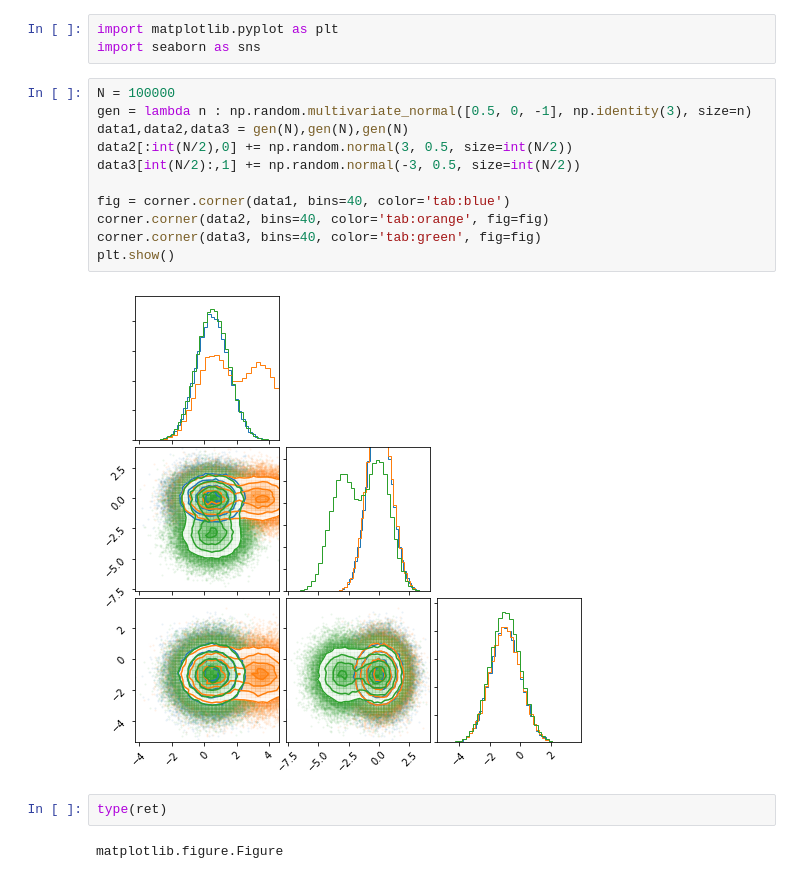
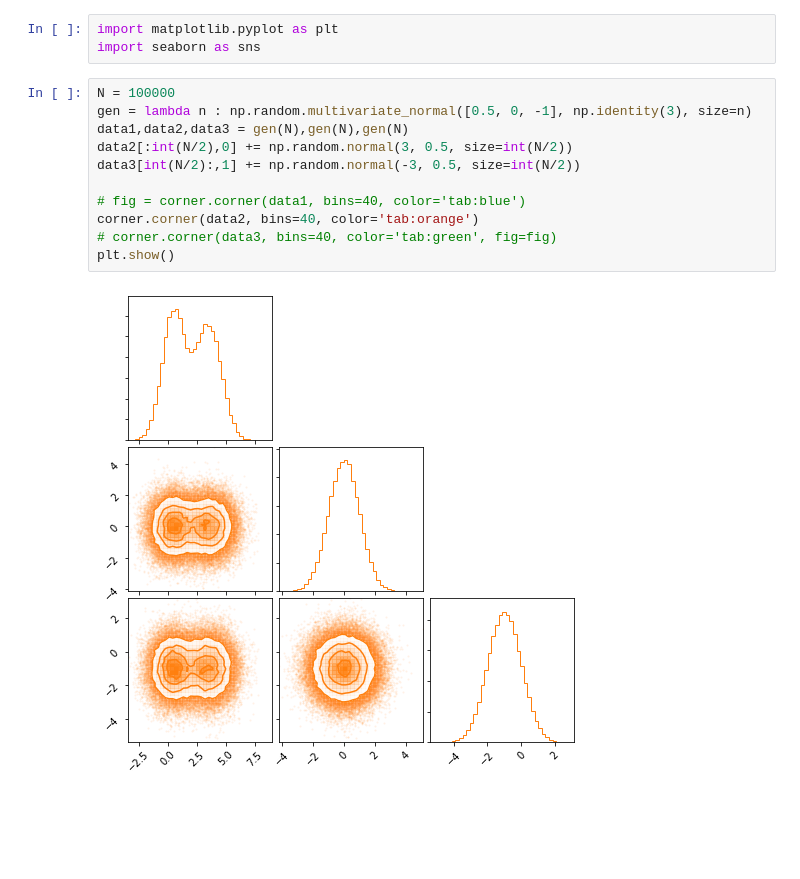
Before and after one commit to luclepot/SPS_ml_tutorial, a Jupyter notebook: day_1.ipynb, the cells around one changed output. Saved outputs shown, nothing was run; the diff lists cells and outputs as text; blank space fills up the shorter version.

```diff
--- a/day_1.ipynb
+++ b/day_1.ipynb
@@ -92,17 +102,13 @@ import seaborn as sns
 # %%
 N = 100000
 gen = lambda n : np.random.multivariate_normal([0.5, 0, -1], np.identity(3), size=n)
 data1,data2,data3 = gen(N),gen(N),gen(N)
 data2[:int(N/2),0] += np.random.normal(3, 0.5, size=int(N/2))
 data3[int(N/2):,1] += np.random.normal(-3, 0.5, size=int(N/2))
 
-fig = corner.corner(data1, bins=40, color='tab:blue')
-corner.corner(data2, bins=40, color='tab:orange', fig=fig)
-corner.corner(data3, bins=40, color='tab:green', fig=fig)
+# fig = corner.corner(data1, bins=40, color='tab:blue')
+corner.corner(data2, bins=40, color='tab:orange')
+# corner.corner(data3, bins=40, color='tab:green', fig=fig)
 plt.show()
 # %% [output]
-[figure, old version]
+[figure, new version]
-# %%
-type(ret)
-# %% [output]
-matplotlib.figure.Figure
```
Also changed, not shown: parts of 6 cells of this notebook.
